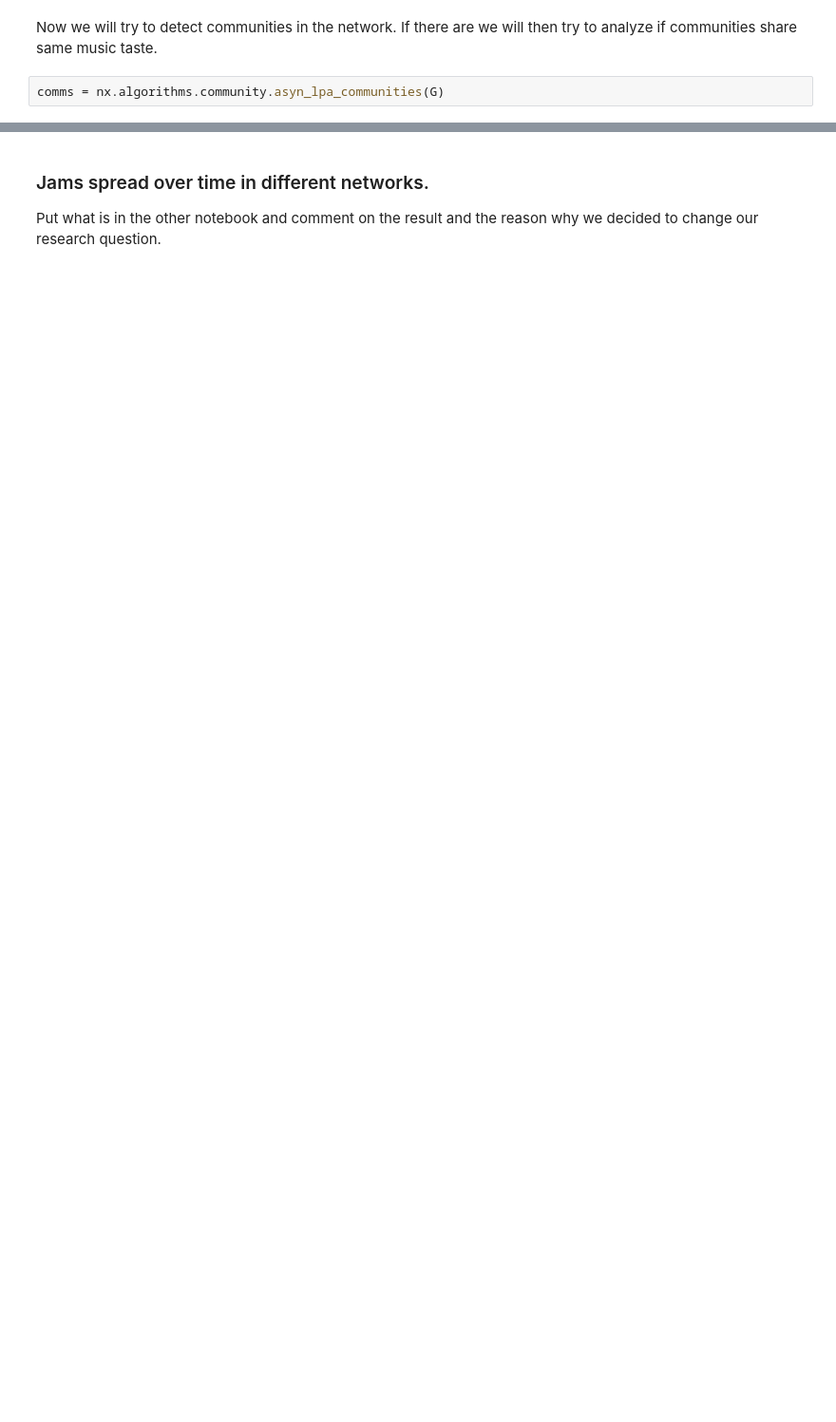
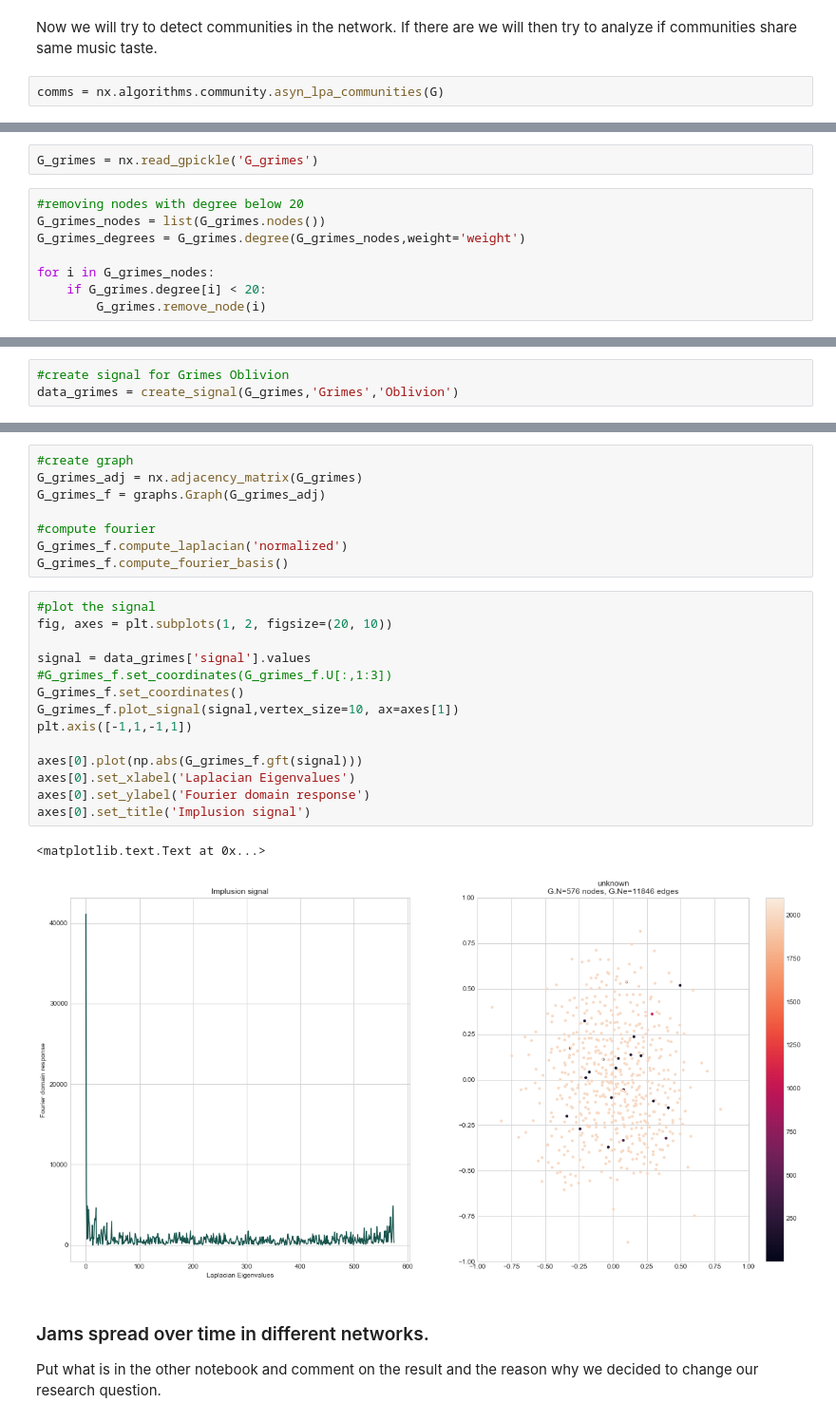
Before and after one commit to AWehenkel/NTDS-Project, a Jupyter notebook: FinalStory.ipynb, the cells around one changed output, grey strips where cells are left out. Shown at 95% size. Cells and saved outputs as stored; diff of their text form; blank space fills up the shorter version.

```diff
--- a/FinalStory.ipynb
+++ b/FinalStory.ipynb
@@ -166,0 +296,10 @@ groups.sort_values(by='jam_id',ascending=False).head()
+# %%
+G_grimes = nx.read_gpickle('G_grimes')
+# %%
+#removing nodes with degree below 20
+G_grimes_nodes = list(G_grimes.nodes())
+G_grimes_degrees = G_grimes.degree(G_grimes_nodes,weight='weight')
+
+for i in G_grimes_nodes:
+    if G_grimes.degree[i] < 20:
+        G_grimes.remove_node(i)
@@ -166,0 +354,3 @@ groups.sort_values(by='jam_id',ascending=False).head()
+# %%
+#create signal for Grimes Oblivion
+data_grimes = create_signal(G_grimes,'Grimes','Oblivion')
@@ -167,3 +364,28 @@ groups.sort_values(by='jam_id',ascending=False).head()
+# %%
+#create graph
+G_grimes_adj = nx.adjacency_matrix(G_grimes)
+G_grimes_f = graphs.Graph(G_grimes_adj)
+
+#compute fourier
+G_grimes_f.compute_laplacian('normalized')
+G_grimes_f.compute_fourier_basis()
+# %%
+#plot the signal
+fig, axes = plt.subplots(1, 2, figsize=(20, 10))
+
+signal = data_grimes['signal'].values
+#G_grimes_f.set_coordinates(G_grimes_f.U[:,1:3])
+G_grimes_f.set_coordinates()
+G_grimes_f.plot_signal(signal,vertex_size=10, ax=axes[1])
+plt.axis([-1,1,-1,1])
+
+axes[0].plot(np.abs(G_grimes_f.gft(signal)))
+axes[0].set_xlabel('Laplacian Eigenvalues')
+axes[0].set_ylabel('Fourier domain response')
+axes[0].set_title('Implusion signal')
+# %% [output]
+<matplotlib.text.Text at 0x...>
+[figure, added]
 # %% [markdown]
 ### Jams spread over time in different networks.
 
```
Also changed, not shown: parts of 44 cells of this notebook, 2 other files.
